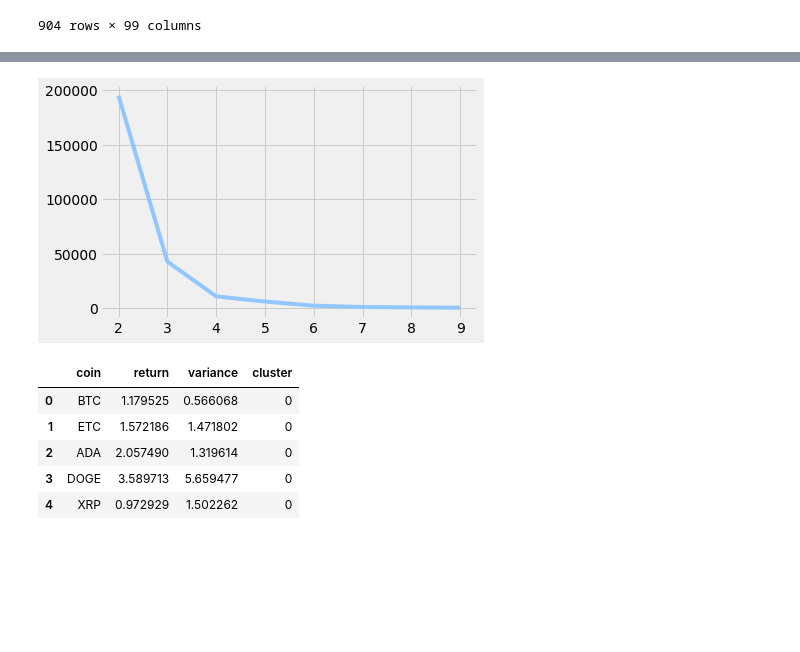
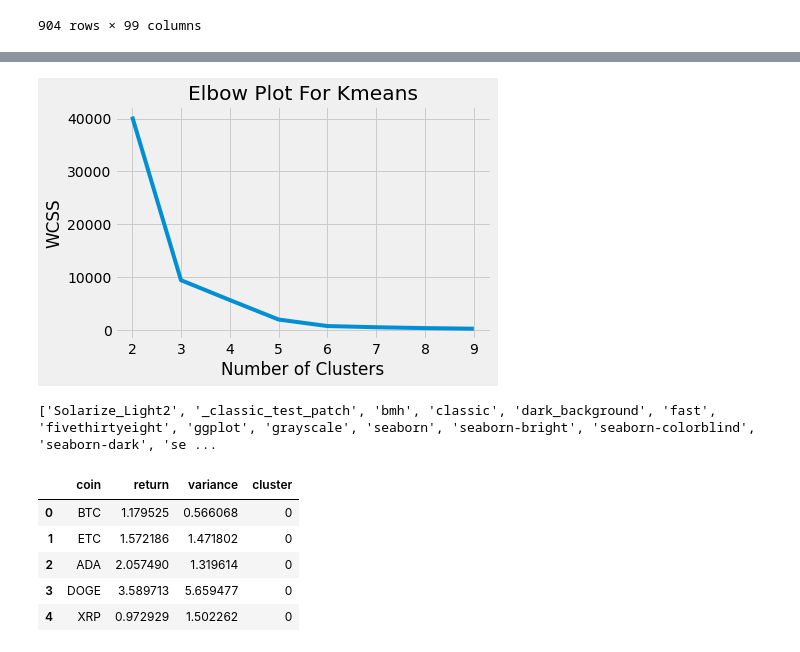
Before and after one commit to nosliwes/coinpix, a Jupyter notebook: notebooks/Clustering.ipynb, the cells around one changed output, grey strips where cells are left out. Cells and saved outputs as stored; diff of their text form; code cells hidden in the pictures; blank space fills up the shorter version.

Commit message:
updated clustering

```diff
--- a/notebooks/Clustering.ipynb
+++ b/notebooks/Clustering.ipynb
@@ -1,6 +1,7 @@
 # %% [markdown]
 #### Cluster analysis to cluster similar coins
 # %%
+%matplotlib inline
 # coin price clustering with k-means
 
 import pandas as pd
@@ -8,7 +9,6 @@ import numpy as np
 from sklearn.cluster import KMeans
 import matplotlib.pyplot as plt
 import seaborn
-plt.style.use('seaborn-pastel')
 
 import warnings
 warnings.filterwarnings('ignore')
@@ -76,2 +138,4 @@ final_df['variance'] = variance.values
 # %%
-final_df
+# remove outliers
+drop_coins = ['CHZ','XWC']
+final_df = final_df[~final_df['coin'].isin(drop_coins)]
@@ -104,9 +154,17 @@ for k in range(2,10):
     kmeans.fit(X)
     inertia.append(kmeans.inertia_) # append inertia to list
 # %%
+plt.style.use('fivethirtyeight')
 plt.plot(range(2,10), inertia)
+plt.title("Elbow Plot For Kmeans")
+plt.xlabel("Number of Clusters")
+plt.ylabel("WCSS")
 plt.show()  # best number of clusters k=4
 # %% [output]
-[figure, old version]
+[figure, new version]
+# %%
+print(plt.style.available)
+# %% [output]
+['Solarize_Light2', '_classic_test_patch', 'bmh', 'classic', 'dark_background', 'fast', 'fivethirtyeight', 'ggplot', 'grayscale', 'seaborn', 'seaborn-bright', 'seaborn-colorblind', 'seaborn-dark', 'se ...
 # %%
 # kmeans clustering for k=4
```
Also changed, not shown: parts of 12 cells of this notebook, 1 other file.
